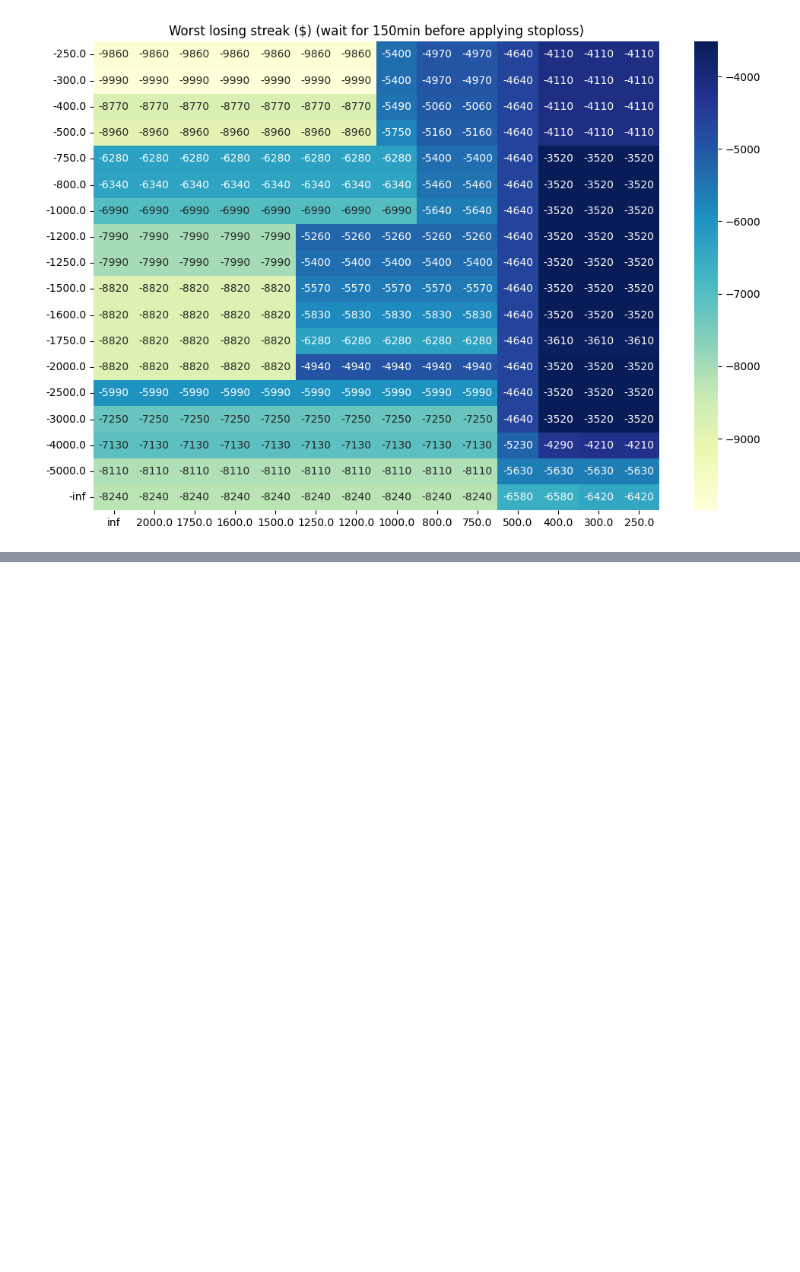
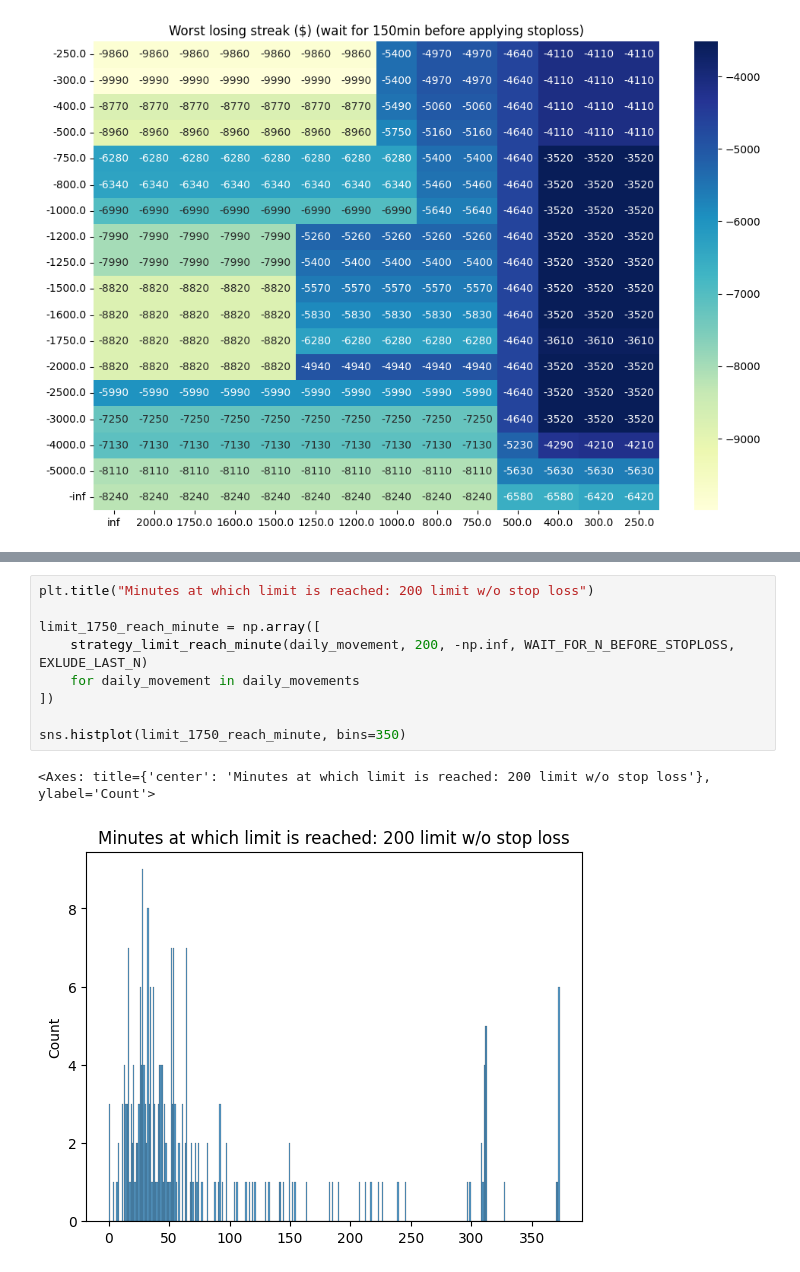
Before and after one commit to yalishanda42/stonksbot, a Jupyter notebook: options/backtest_analysis.ipynb, the cells around one changed output, grey strips where cells are left out. Cells and saved outputs as stored; diff of their text form; blank space fills up the shorter version.

```diff
--- a/options/backtest_analysis.ipynb
+++ b/options/backtest_analysis.ipynb
@@ -518,0 +551,12 @@ sns.heatmap(worst_losing_streak_loss_df, annot=True, fmt=".0f", cmap="YlGnBu")
+# %%
+plt.title("Minutes at which limit is reached: 200 limit w/o stop loss")
+
+limit_1750_reach_minute = np.array([
+    strategy_limit_reach_minute(daily_movement, 200, -np.inf, WAIT_FOR_N_BEFORE_STOPLOSS, EXLUDE_LAST_N)
+    for daily_movement in daily_movements
+])
+
+sns.histplot(limit_1750_reach_minute, bins=350)
+# %% [output]
+<Axes: title={'center': 'Minutes at which limit is reached: 200 limit w/o stop loss'}, ylabel='Count'>
+[figure, added]
```
Also changed, not shown: parts of 5 cells of this notebook.
